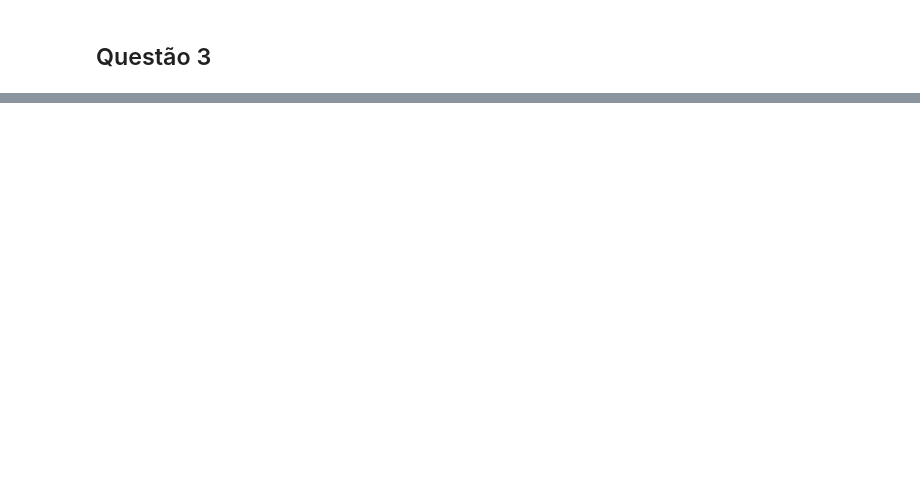
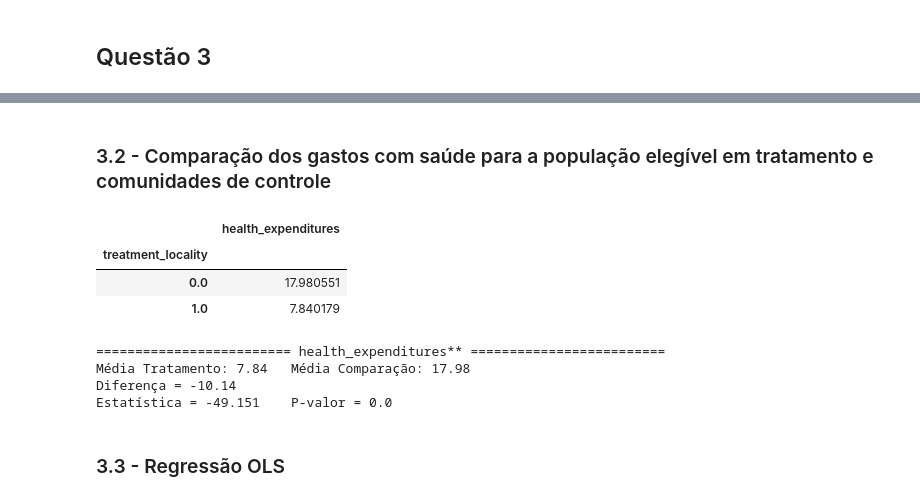
Before and after one commit to Pugianf/Big_Data_and_Public_Sector_II, a Jupyter notebook: Trabalho_Final_Big_Data_e_Setor_Público_II.ipynb, the cells around one changed output, grey strips where cells are left out. Cells and saved outputs as stored; diff of their text form; code cells hidden in the pictures; blank space fills up the shorter version.

```diff
--- a/Trabalho_Final_Big_Data_e_Setor_Público_II.ipynb
+++ b/Trabalho_Final_Big_Data_e_Setor_Público_II.ipynb
@@ -284,0 +356,47 @@ Notes:
+# %% [markdown]
+### 3.2 - Comparação dos gastos com saúde para a população elegível em tratamento e comunidades de controle
+# %%
+# mesmo com uma diferença significativa e hipoteticamente esperada, não se pode afirmar que esta diferença total se trata apenas do programa
+
+df[(df['round'] == 1) & (df['eligible'] == 1)].groupby('treatment_locality')[['health_expenditures']].mean()
+# %% [output]
+|  | health_expenditures |
+| treatment_locality |  |
+| 0.0 | 17.980551 |
+| 1.0 | 7.840179 |
+# %%
+# filtrando o df para round 1
+
+dfTratamento = dfElegiveis.query('treatment_locality == 1 & round == 1')
+
+dfComparacao = dfElegiveis.query('treatment_locality == 0 & round == 1')
+
+# relativo aos gastos com saúde
+
+sVariavel = "health_expenditures"
+
+# realização do teste
+
+tuplaTeste = stats.ttest_ind(dfTratamento[sVariavel],
+                              dfComparacao[sVariavel],
+                              nan_policy='omit', alternative='two-sided')
+
+# vendo se a diferença é significante
+
+sAsterisco = "**" if tuplaTeste[1] < 0.05 else ""
+
+# printando ([0]=estatística; [1]=p-valor)
+
+print(f"========================= {sVariavel}{sAsterisco} =========================")
+print(f"Média Tratamento: {np.around(dfTratamento[sVariavel].mean(), 2)} \t Média Comparação: {np.around(dfComparacao[sVariavel].mean(), 2)}")
+print(f"Diferença = {np.around(dfTratamento[sVariavel].mean() - dfComparacao[sVariavel].mean(), 2)}")
+print(f"Estatística = {np.around(tuplaTeste[0], 4)} \t P-valor = {np.around(tuplaTeste[1], 4)}")
+
+# nota-se um p-value extremamente significante, confirmando o resultado da política pública
+# %% [output]
+========================= health_expenditures** =========================
+Média Tratamento: 7.84   Média Comparação: 17.98
+Diferença = -10.14
+Estatística = -49.151    P-valor = 0.0
+# %% [markdown]
+### 3.3 - Regressão OLS
```
Also changed, not shown: parts of 13 cells of this notebook.
